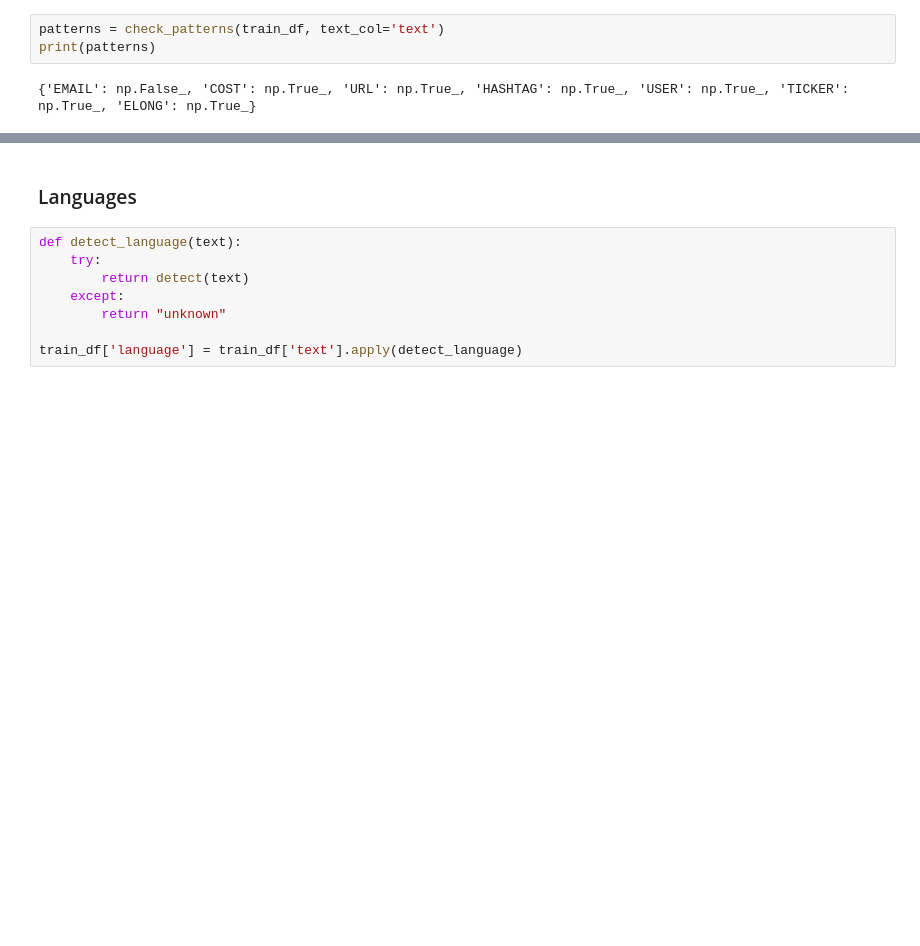
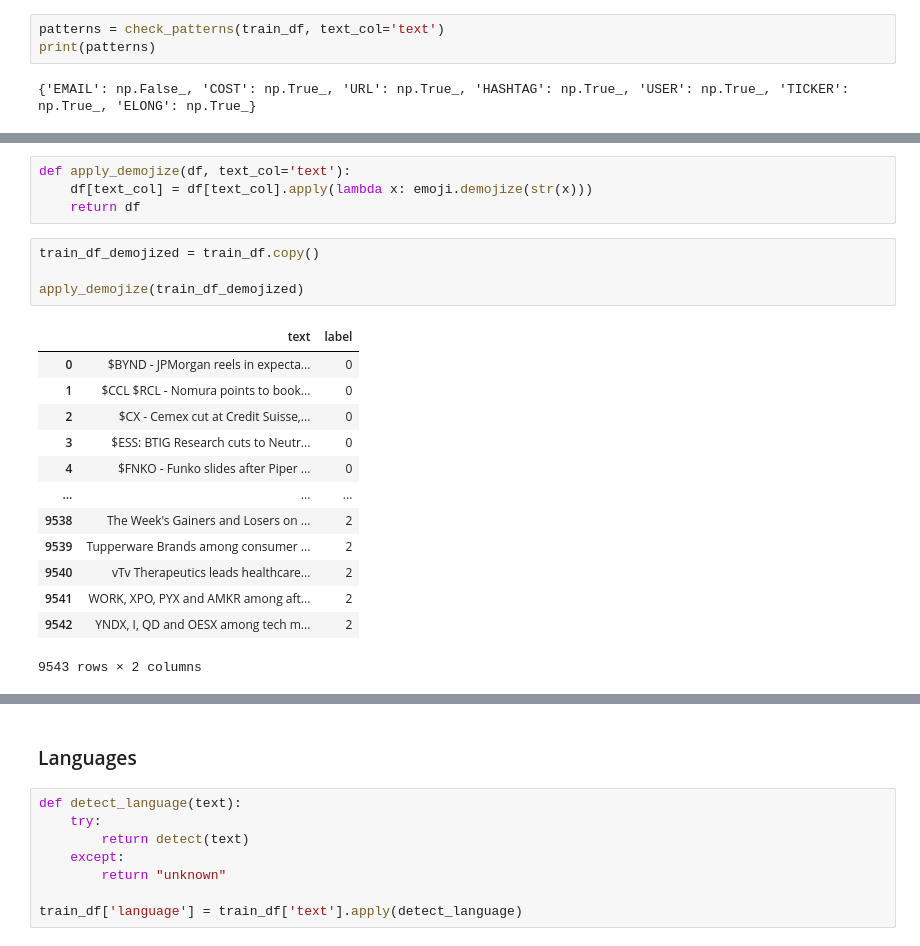
Before and after one commit to joanaefsteves/SentimentAnalysis_StockMarket, a Jupyter notebook: TM_notebook_EDA.ipynb, the cells around one changed output, grey strips where cells are left out. Cells and saved outputs as stored; diff of their text form; blank space fills up the shorter version.

```diff
--- a/TM_notebook_EDA.ipynb
+++ b/TM_notebook_EDA.ipynb
@@ -278,0 +373,22 @@ print(patterns)
+# %%
+def apply_demojize(df, text_col='text'):
+    df[text_col] = df[text_col].apply(lambda x: emoji.demojize(str(x)))
+    return df
+# %%
+train_df_demojized = train_df.copy()
+
+apply_demojize(train_df_demojized)
+# %% [output]
+|  | text | label |
+| 0 | $BYND - JPMorgan reels in expecta... | 0 |
+| 1 | $CCL $RCL - Nomura points to book... | 0 |
+| 2 | $CX - Cemex cut at Credit Suisse,... | 0 |
+| 3 | $ESS: BTIG Research cuts to Neutr... | 0 |
+| 4 | $FNKO - Funko slides after Piper ... | 0 |
+| ... | ... | ... |
+| 9538 | The Week's Gainers and Losers on ... | 2 |
+| 9539 | Tupperware Brands among consumer ... | 2 |
+| 9540 | vTv Therapeutics leads healthcare... | 2 |
+| 9541 | WORK, XPO, PYX and AMKR among aft... | 2 |
+| 9542 | YNDX, I, QD and OESX among tech m... | 2 |
+9543 rows × 2 columns
```
Also changed, not shown: parts of 15 cells of this notebook, 5 other files.
